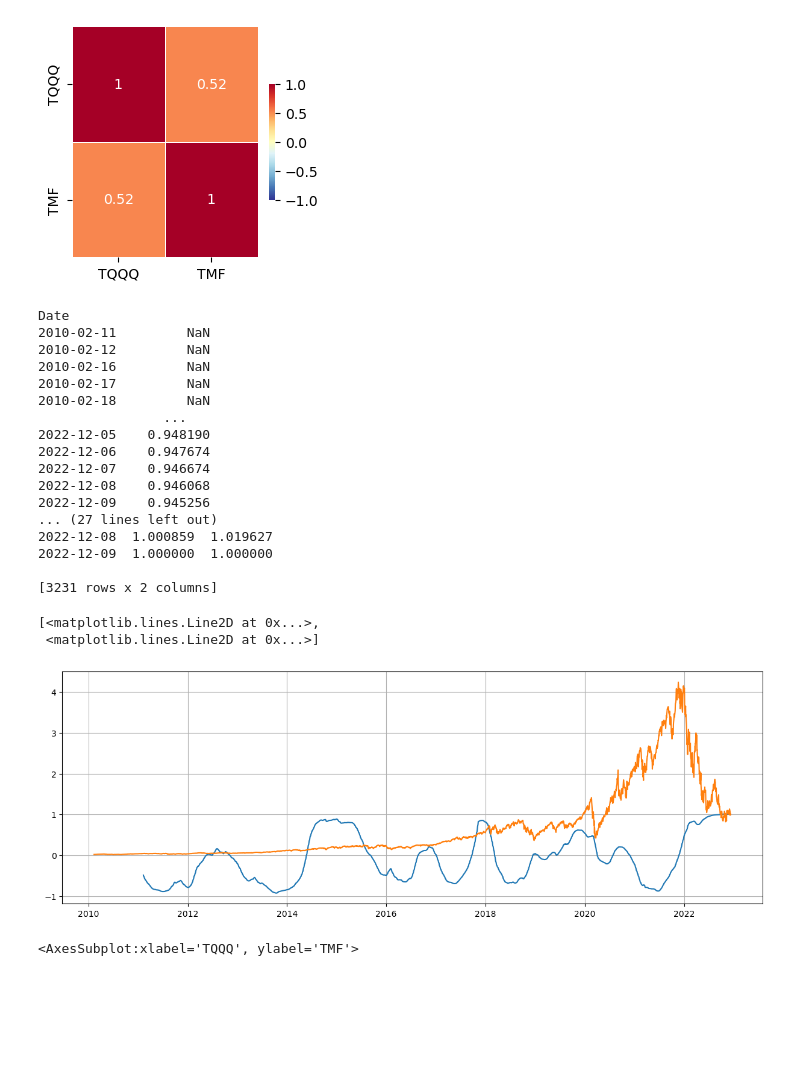
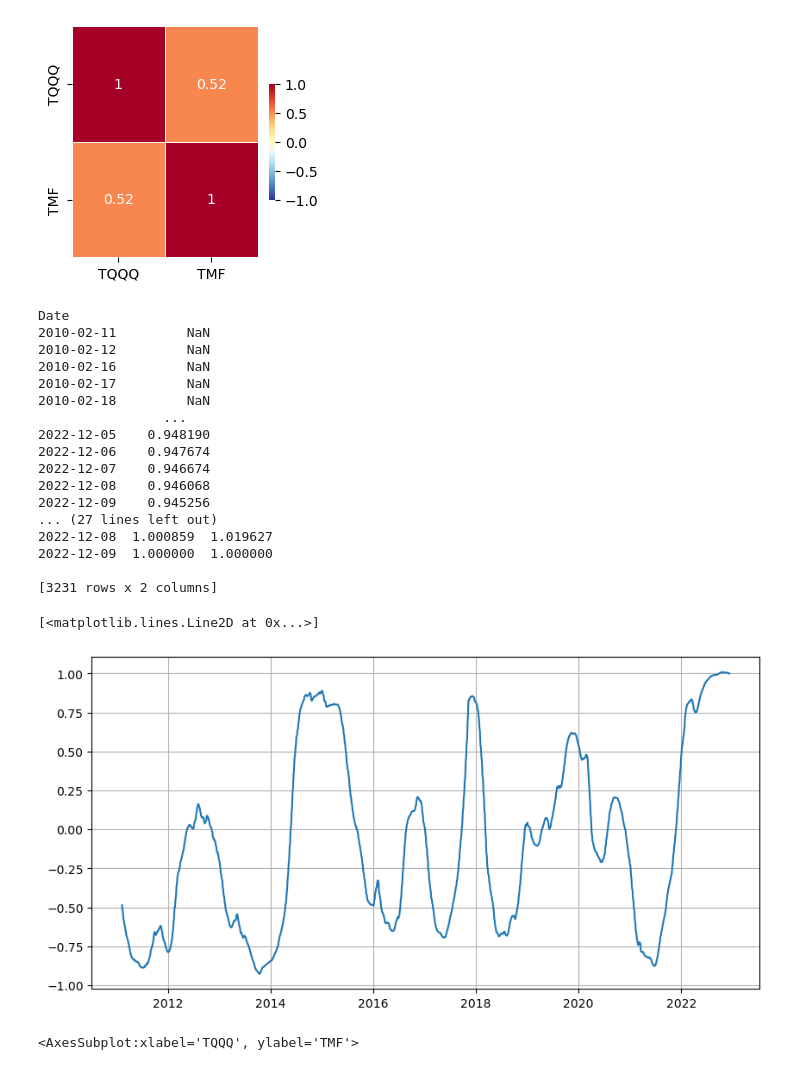
Before and after one commit to unius1004/DualMomentum, a Jupyter notebook: analyze.ipynb, the cells around one changed output. Saved outputs shown, nothing was run; the diff lists cells and outputs as text; code cells hidden in the pictures; blank space fills up the shorter version.

```diff
--- a/analyze.ipynb
+++ b/analyze.ipynb
@@ -71,38 +71,37 @@ plt.show()
 window = 252
 rolling_corr = assets.rolling(window).corr()['TQQQ'].loc[:,'TMF']
 print(rolling_corr)
 
 corr = pd.merge(rolling_corr, assets['TQQQ'], on='Date', how='left')
 corr.rename(columns={'TQQQ_x':'corr','TQQQ_y':'price'}, inplace=True)
 print(corr)
 
 corr = corr / corr.loc['2022-12-09']
 print(corr)
 
-plt.figure(figsize=(15,5))
+plt.figure(figsize=(10,5))
 plt.grid(True)
-plt.plot(corr)
+plt.plot(corr['corr'])
 # %% [output]
 Date
 2010-02-11         NaN
 2010-02-12         NaN
 2010-02-16         NaN
 2010-02-17         NaN
 2010-02-18         NaN
                 ...
 2022-12-05    0.948190
 2022-12-06    0.947674
 2022-12-07    0.946674
 2022-12-08    0.946068
 2022-12-09    0.945256
 ... (27 lines left out)
 2022-12-08  1.000859  1.019627
 2022-12-09  1.000000  1.000000
 
 [3231 rows x 2 columns]
-[<matplotlib.lines.Line2D at 0x...>,
- <matplotlib.lines.Line2D at 0x...>]
+[<matplotlib.lines.Line2D at 0x...>]
-[figure, old version]
+[figure, new version]
 # %%
 assets.plot(kind='scatter', x='TQQQ', y='TMF')
 # %% [output]
```
Also changed, not shown: 1 other file.
